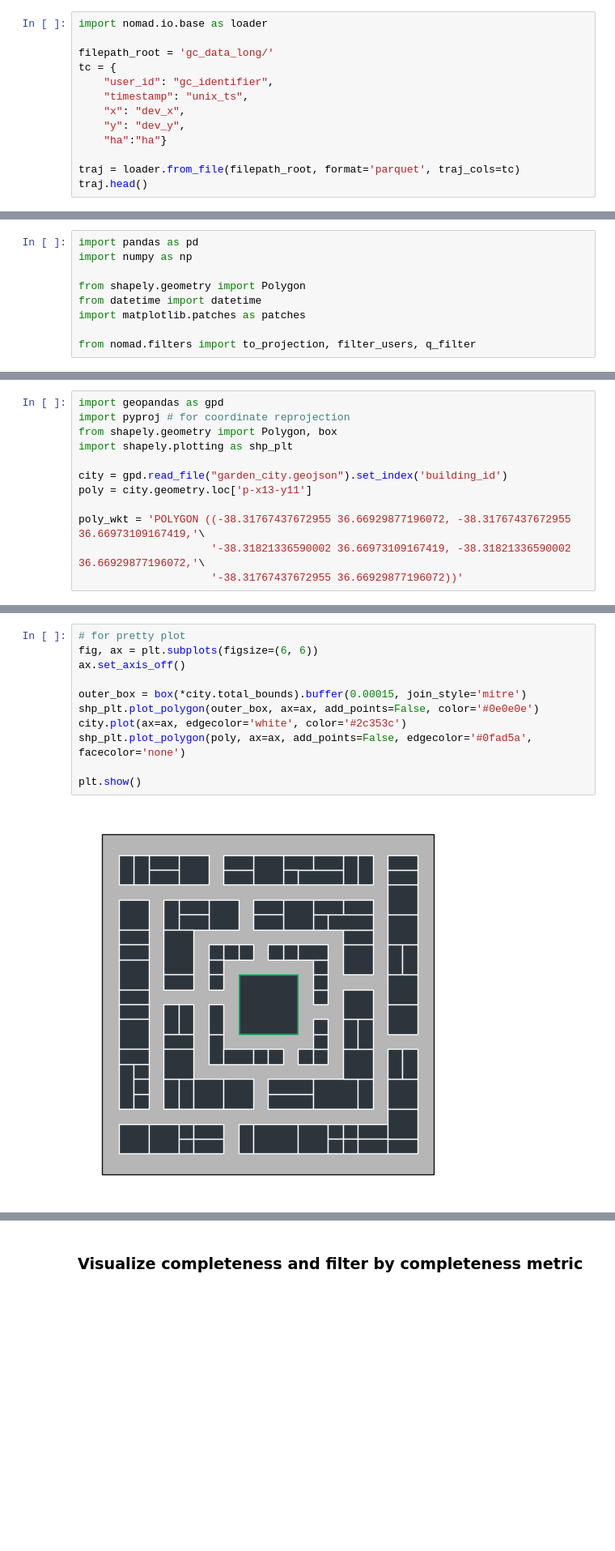
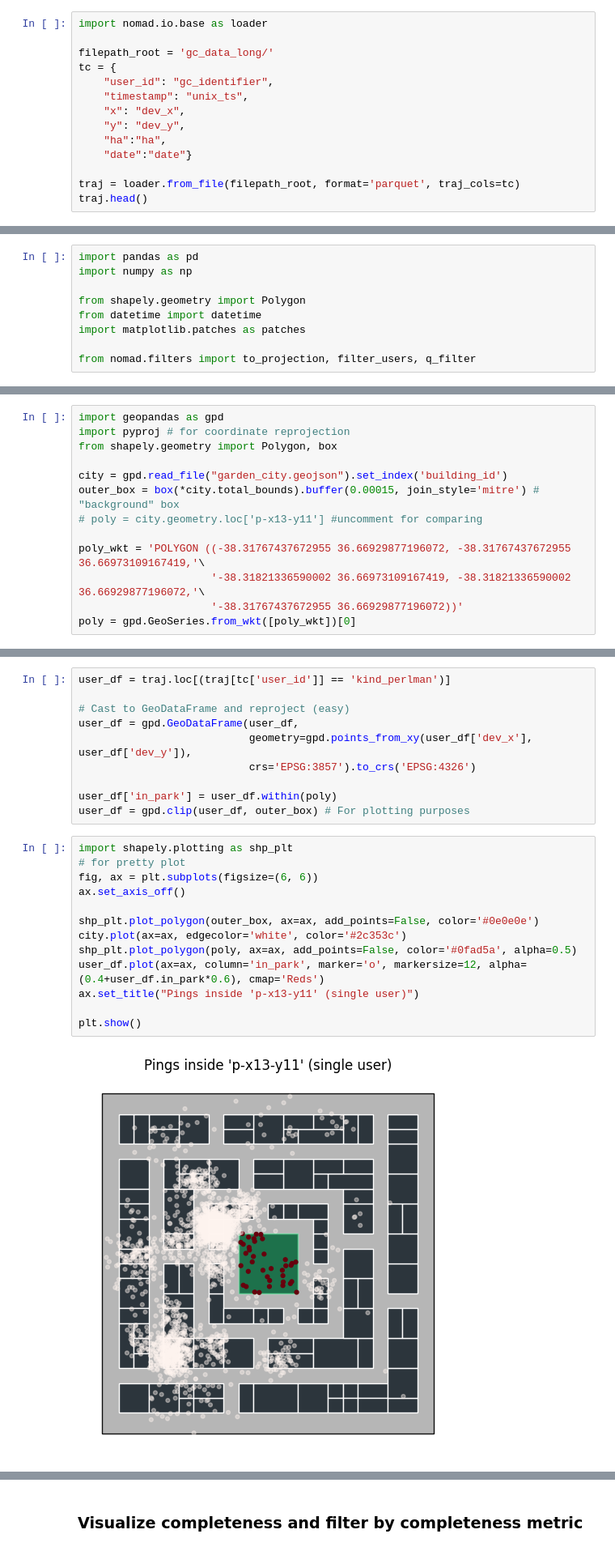
Before and after one commit to Watts-Lab/nomad, a Jupyter notebook: tutorials/IC2S2-2025/[2]filtering.ipynb, the cells around one changed output, grey strips where cells are left out. Shown at 81% size. Saved outputs shown, nothing was run; the diff lists cells and outputs as text; blank space fills up the shorter version.

```diff
--- a/tutorials/IC2S2-2025/[2]filtering.ipynb
+++ b/tutorials/IC2S2-2025/[2]filtering.ipynb
@@ -28,7 +28,8 @@ tc = {
     "timestamp": "unix_ts",
     "x": "dev_x",
     "y": "dev_y",
-    "ha":"ha"}
+    "ha":"ha",
+    "date":"date"}
 
 traj = loader.from_file(filepath_root, format='parquet', traj_cols=tc)
 traj.head()
@@ -119,11 +124,12 @@ We can get a `shapely.Polygon` representing the park querying from the file `gar
 import geopandas as gpd
 import pyproj # for coordinate reprojection
 from shapely.geometry import Polygon, box
-import shapely.plotting as shp_plt
 
 city = gpd.read_file("garden_city.geojson").set_index('building_id')
-poly = city.geometry.loc['p-x13-y11']
+outer_box = box(*city.total_bounds).buffer(0.00015, join_style='mitre') # "background" box
+# poly = city.geometry.loc['p-x13-y11'] #uncomment for comparing
 
 poly_wkt = 'POLYGON ((-38.31767437672955 36.66929877196072, -38.31767437672955 36.66973109167419,'\
                      '-38.31821336590002 36.66973109167419, -38.31821336590002 36.66929877196072,'\
                      '-38.31767437672955 36.66929877196072))'
+poly = gpd.GeoSeries.from_wkt([poly_wkt])[0]
@@ -130,13 +140,25 @@ poly_wkt = 'POLYGON ((-38.31767437672955 36.66929877196072, -38.31767437672955 3
+# %%
+user_df = traj.loc[(traj[tc['user_id']] == 'kind_perlman')]
+
+# Cast to GeoDataFrame and reproject (easy)
+user_df = gpd.GeoDataFrame(user_df,
+                           geometry=gpd.points_from_xy(user_df['dev_x'], user_df['dev_y']),
+                           crs='EPSG:3857').to_crs('EPSG:4326')
+
+user_df['in_park'] = user_df.within(poly)
+user_df = gpd.clip(user_df, outer_box) # For plotting purposes
 # %%
+import shapely.plotting as shp_plt
 # for pretty plot
 fig, ax = plt.subplots(figsize=(6, 6))
 ax.set_axis_off()
 
-outer_box = box(*city.total_bounds).buffer(0.00015, join_style='mitre')
 shp_plt.plot_polygon(outer_box, ax=ax, add_points=False, color='#0e0e0e')
 city.plot(ax=ax, edgecolor='white', color='#2c353c')
-shp_plt.plot_polygon(poly, ax=ax, add_points=False, edgecolor='#0fad5a', facecolor='none')
+shp_plt.plot_polygon(poly, ax=ax, add_points=False, color='#0fad5a', alpha=0.5)
+user_df.plot(ax=ax, column='in_park', marker='o', markersize=12, alpha=(0.4+user_df.in_park*0.6), cmap='Reds')
+ax.set_title("Pings inside 'p-x13-y11' (single user)")
 
 plt.show()
 # %% [output]
-[figure, old version]
+[figure, new version]
```
Also changed, not shown: parts of 14 cells of this notebook, 3 other files.
